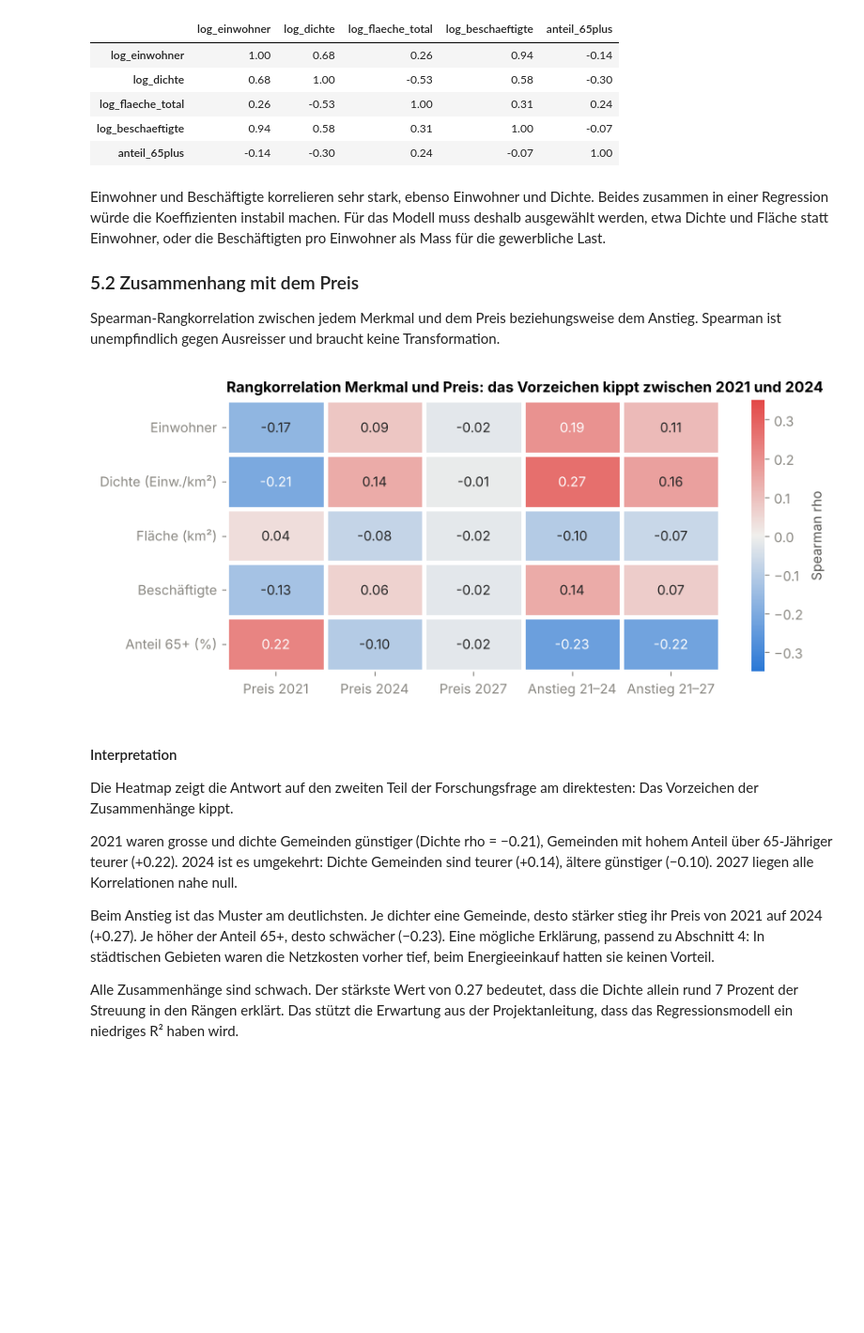
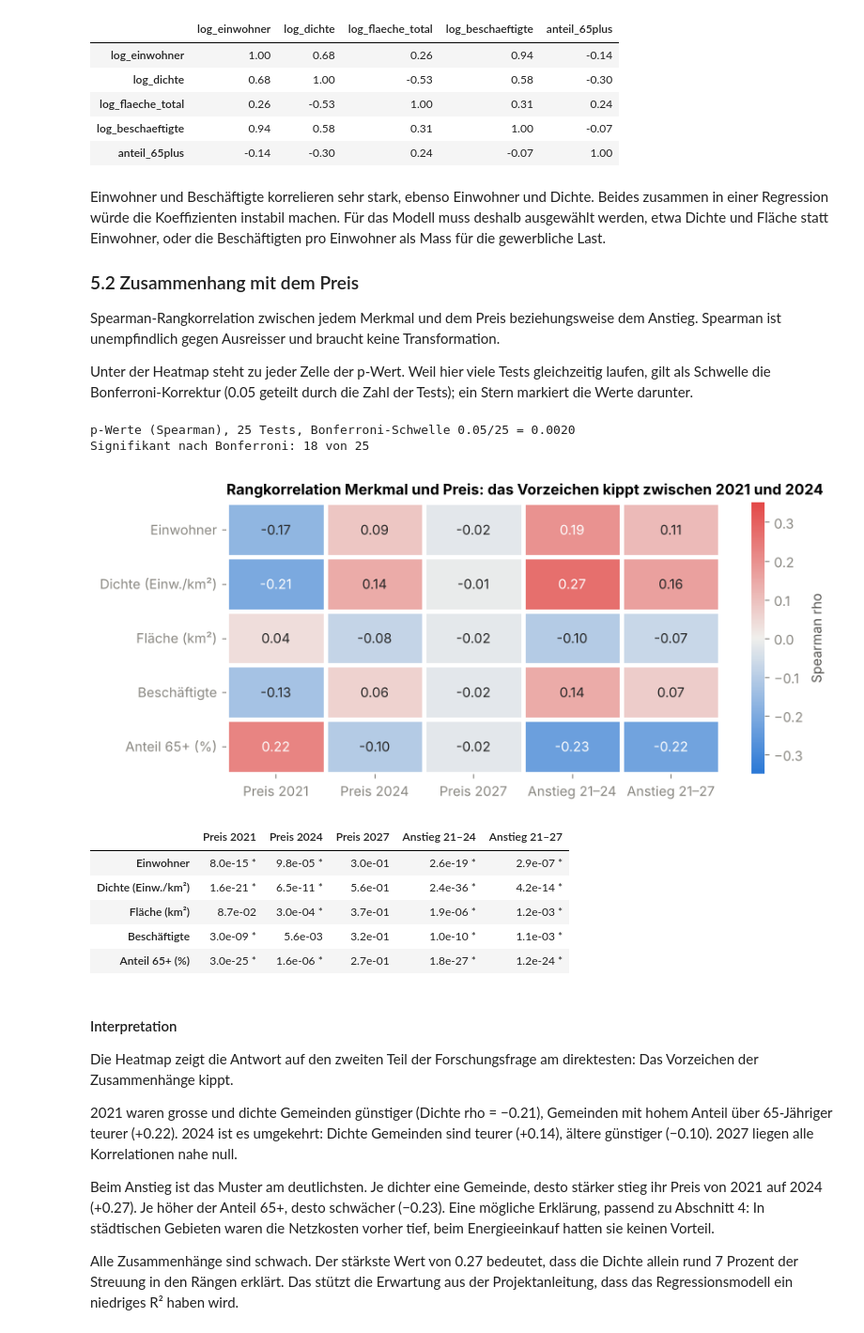
Before and after one commit to AltayMetehan/data-prices-electronic, a Jupyter notebook: scripts/03_analyse_subraj.ipynb, the cells around one changed output. Shown at 94% size. Saved outputs shown, nothing was run; the diff lists cells and outputs as text; code cells hidden in the pictures; blank space fills up the shorter version.

```diff
--- a/scripts/03_analyse_subraj.ipynb
+++ b/scripts/03_analyse_subraj.ipynb
@@ -418,23 +420,43 @@ Einwohner und Beschäftigte korrelieren sehr stark, ebenso Einwohner und Dichte.
 ### 5.2 Zusammenhang mit dem Preis
 
 Spearman-Rangkorrelation zwischen jedem Merkmal und dem Preis beziehungsweise dem Anstieg. Spearman ist unempfindlich gegen Ausreisser und braucht keine Transformation.
+
+Unter der Heatmap steht zu jeder Zelle der p-Wert. Weil hier viele Tests gleichzeitig laufen, gilt als Schwelle die Bonferroni-Korrektur (0.05 geteilt durch die Zahl der Tests); ein Stern markiert die Werte darunter.
 # %%
 ZIELE = {"total_2021": "Preis 2021", "total_2024": "Preis 2024", "total_2027": "Preis 2027",
          "anstieg_21_24": "Anstieg 21–24", "anstieg_21_27": "Anstieg 21–27"}
 rho_matrix = pd.DataFrame(index=[MERKMAL_NAME[m] for m in MERKMALE], columns=list(ZIELE.values()), dtype=float)
+p_matrix = rho_matrix.copy()
 for m in MERKMALE:
     for ziel, name in ZIELE.items():
         paar = df[[m, ziel]].dropna()
-        rho_matrix.loc[MERKMAL_NAME[m], name] = stats.spearmanr(paar[m], paar[ziel]).statistic
+        ergebnis = stats.spearmanr(paar[m], paar[ziel])
+        rho_matrix.loc[MERKMAL_NAME[m], name] = ergebnis.statistic
+        p_matrix.loc[MERKMAL_NAME[m], name] = ergebnis.pvalue
 
 fig, ax = plt.subplots(figsize=(8, 3.6))
 sns.heatmap(rho_matrix, annot=True, fmt=".2f", cmap=sns.blend_palette(["#2a78d6", "#f0efec", "#e34948"], as_cmap=True),
             vmin=-0.35, vmax=0.35, linewidths=2, linecolor="white", cbar_kws={"label": "Spearman rho"}, ax=ax)
 ax.set_title("Rangkorrelation Merkmal und Preis: das Vorzeichen kippt zwischen 2021 und 2024", loc="left")
 ax.set_xlabel(""); ax.set_ylabel("")
 fig.tight_layout()
+plt.show()
+
+# p-Werte zu jeder Zelle der Heatmap; Bonferroni-Schwelle für alle Tests dieser Matrix
+schwelle = 0.05 / p_matrix.size
+print(f"p-Werte (Spearman), {p_matrix.size} Tests, Bonferroni-Schwelle 0.05/{p_matrix.size} = {schwelle:.4f}")
+print(f"Signifikant nach Bonferroni: {(p_matrix < schwelle).sum().sum()} von {p_matrix.size}\n")
+p_matrix.map(lambda p: f"{p:.1e}" + (" *" if p < schwelle else ""))
 # %% [output]
+p-Werte (Spearman), 25 Tests, Bonferroni-Schwelle 0.05/25 = 0.0020
+Signifikant nach Bonferroni: 18 von 25
 [figure]
+|  | Preis 2021 | Preis 2024 | Preis 2027 | Anstieg 21–24 | Anstieg 21–27 |
+| Einwohner | 8.0e-15 * | 9.8e-05 * | 3.0e-01 | 2.6e-19 * | 2.9e-07 * |
+| Dichte (Einw./km²) | 1.6e-21 * | 6.5e-11 * | 5.6e-01 | 2.4e-36 * | 4.2e-14 * |
+| Fläche (km²) | 8.7e-02 | 3.0e-04 * | 3.7e-01 | 1.9e-06 * | 1.2e-03 * |
+| Beschäftigte | 3.0e-09 * | 5.6e-03 | 3.2e-01 | 1.0e-10 * | 1.1e-03 * |
+| Anteil 65+ (%) | 3.0e-25 * | 1.6e-06 * | 2.7e-01 | 1.8e-27 * | 1.2e-24 * |
 # %% [markdown]
 #### Interpretation
 
```
Also changed, not shown: parts of 1 cell of this notebook.
